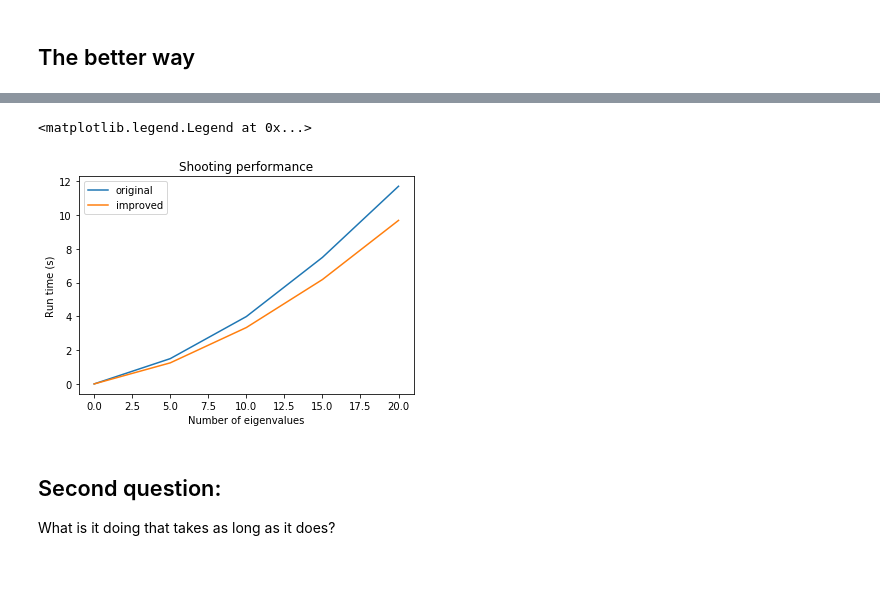
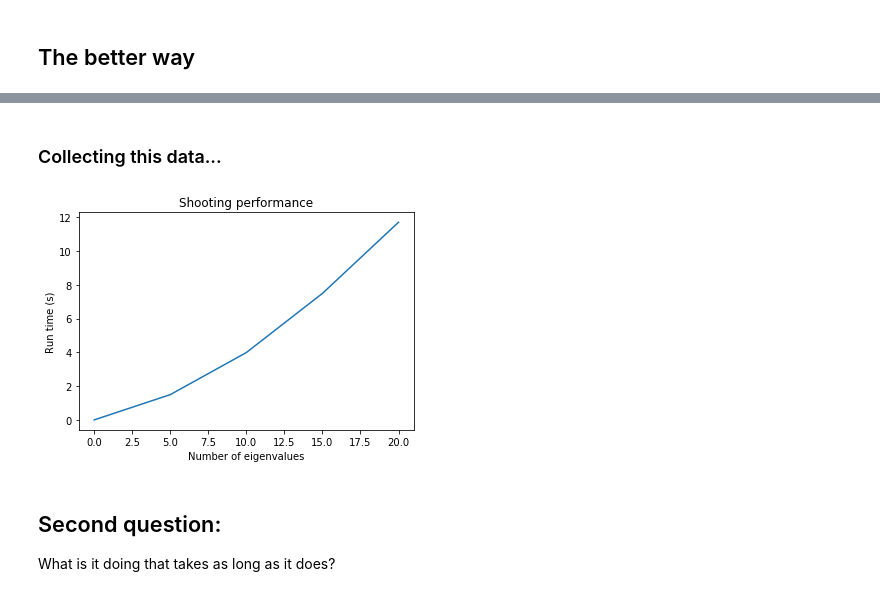
Before and after one commit to tachycline/PHYS381, a Jupyter notebook: notebooks/Profiling.ipynb, the cells around one changed output, grey strips where cells are left out. Cells and saved outputs as stored; diff of their text form; code cells hidden in the pictures.

```diff
--- a/notebooks/Profiling.ipynb
+++ b/notebooks/Profiling.ipynb
@@ -65,3 +65,5 @@ time_delta
+# %% [markdown]
+### Collecting this data...
 # %%
 import numpy as np
 import matplotlib.pyplot as plt
@@ -69,14 +71,11 @@ import matplotlib.pyplot as plt
 %matplotlib inline
 # %%
 plt.plot([0,5,10,15,20], [3.95e-3, 1.5, 3.99, 7.49, 11.7], label="original")
-plt.plot([0,5,10,15,20], [3.95e-3, 1.25, 3.34, 6.18, 9.68], label="improved")
 plt.title("Shooting performance")
 plt.ylabel("Run time (s)")
-plt.xlabel("Number of eigenvalues")
-plt.legend()
+plt.xlabel("Number of eigenvalues");
 # %% [output]
-<matplotlib.legend.Legend at 0x...>
-[figure, old version]
+[figure, new version]
 # %% [markdown]
 ## Second question:
 
```
Also changed, not shown: parts of 20 cells of this notebook.
